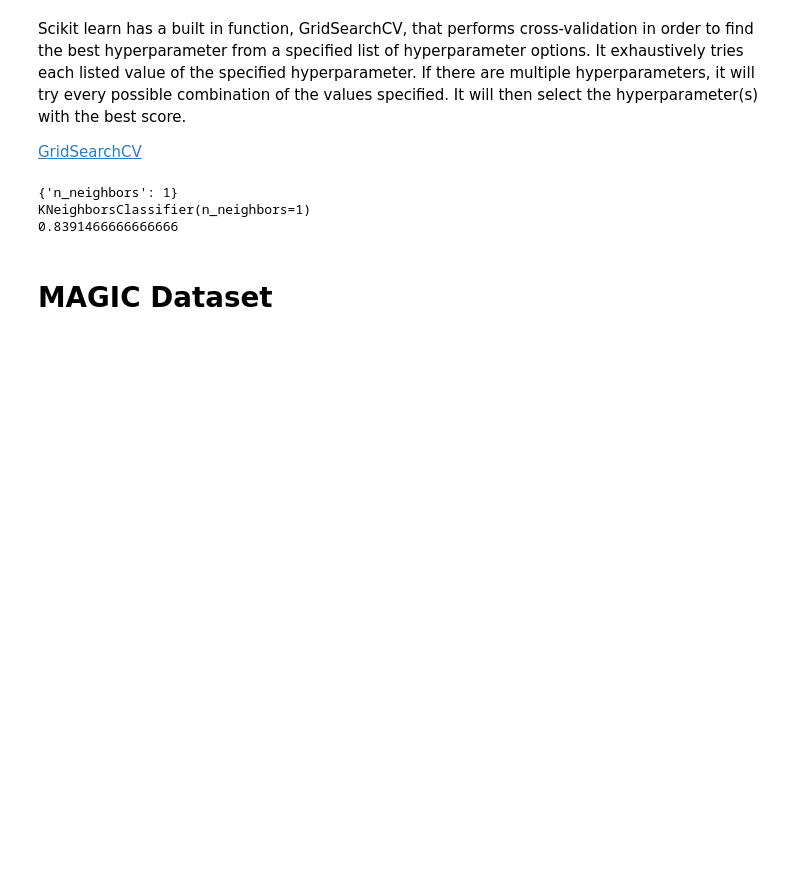
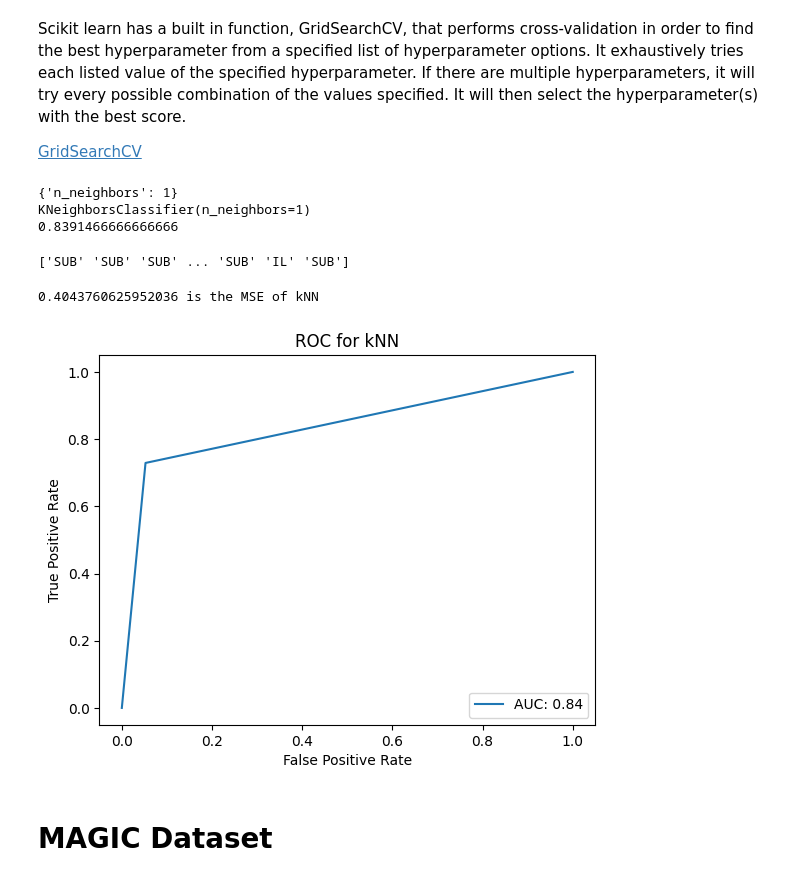
Before and after one commit to AlphauroraE/ML_Forensic_Data, a Jupyter notebook: HW5.ipynb, the cells around one changed output. Saved outputs shown, nothing was run; the diff lists cells and outputs as text; code cells hidden in the pictures; blank space fills up the shorter version.

Commit message:
kNN with CV to find k

```diff
--- a/HW5.ipynb
+++ b/HW5.ipynb
@@ -245,6 +245,19 @@ print(knn_clf.best_score_)
 {'n_neighbors': 1}
 KNeighborsClassifier(n_neighbors=1)
 0.8391466666666666
+# %%
+knn_yhat = knn_clf.predict(feat_test)
+print(knn_yhat)
+# %% [output]
+['SUB' 'SUB' 'SUB' ... 'SUB' 'IL' 'SUB']
+# %%
+knn_yhat_numeric,resp_test_numeric = findMSE(knn_yhat,resp_test,"kNN")
+# %% [output]
+0.4043760625952036 is the MSE of kNN
+# %%
+makeROC(knn_yhat_numeric,resp_test_numeric,"kNN")
+# %% [output]
+[figure, added]
 # %% [markdown]
 # MAGIC Dataset
 # %% [markdown]
```
Also changed, not shown: parts of 2 cells of this notebook.
